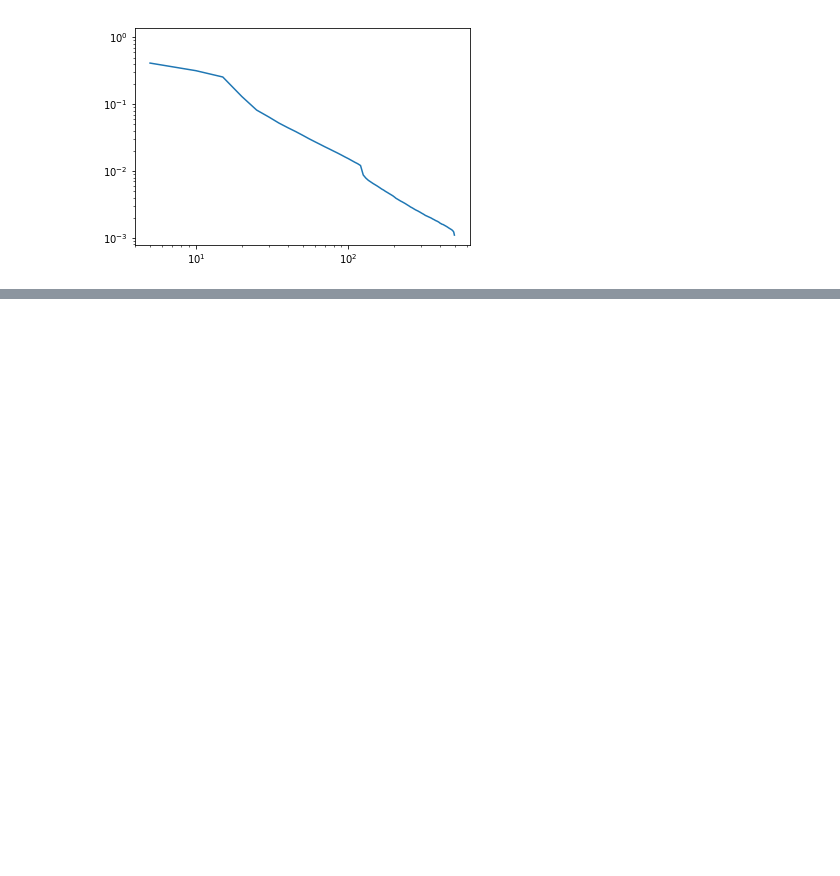
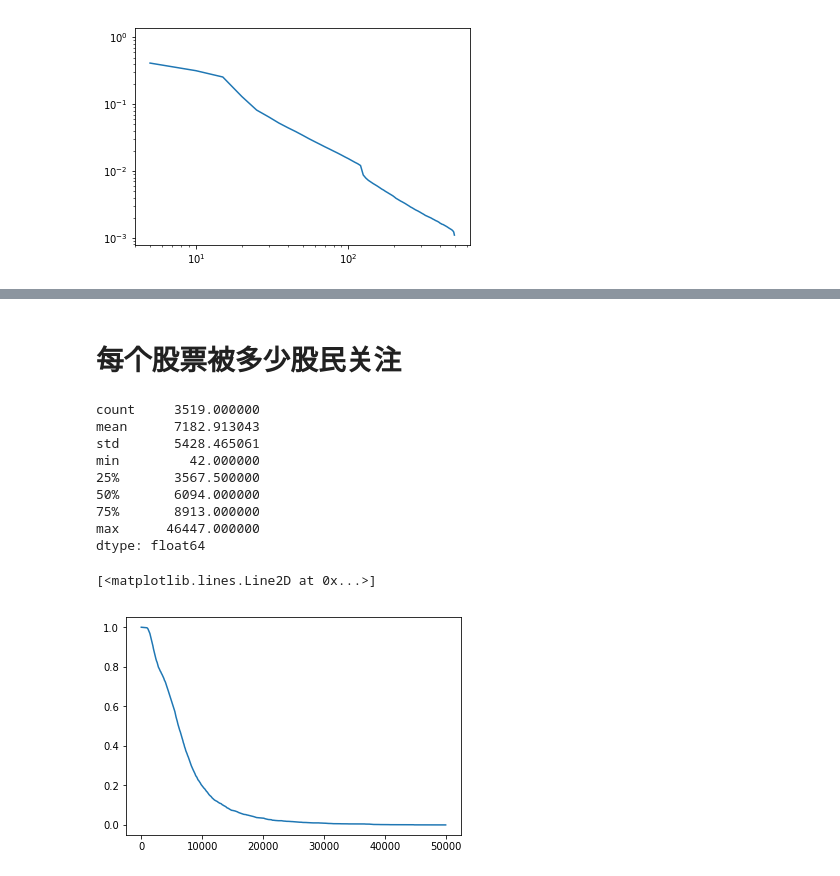
Before and after one commit to kayzhou/Guba_analysis, a Jupyter notebook: explore.ipynb, the cells around one changed output, grey strips where cells are left out. Cells and saved outputs as stored; diff of their text form; code cells hidden in the pictures; blank space fills up the shorter version.

```diff
--- a/explore.ipynb
+++ b/explore.ipynb
@@ -215,0 +301,40 @@ dtype: float64
+# %%
+# 由股票出发，再统计一遍
+
+STOCK_USER_FILE = 'data/relation_stock_user.txt'
+
+list_stock_user_count = []
+list_stock_tweet_count = []
+
+for line in tqdm(open(STOCK_USER_FILE)):
+    tweet_count = 0
+    uid, stock_dict = line.strip().split('@@')
+    stock_dict = json.loads(stock_dict)
+
+    for stock in stock_dict:
+        tweet_count += stock_dict[stock]
+    user_count = len(stock_dict)
+
+    list_stock_user_count.append(user_count)
+    list_stock_tweet_count.append(tweet_count)
+# %% [markdown]
+# 每个股票被多少股民关注
+# %%
+%matplotlib inline
+
+print(pd.Series(list_stock_user_count).describe())
+x, cdf, pdf = get_cdf_pdf(list_stock_user_count, 0, 50000, 100)
+# plt.yscale('log')
+plt.plot(x, cdf)
+# %% [output]
+count     3519.000000
+mean      7182.913043
+std       5428.465061
+min         42.000000
+25%       3567.500000
+50%       6094.000000
+75%       8913.000000
+max      46447.000000
+dtype: float64
+[<matplotlib.lines.Line2D at 0x...>]
+[figure, added]
```
Also changed, not shown: parts of 9 cells of this notebook.
